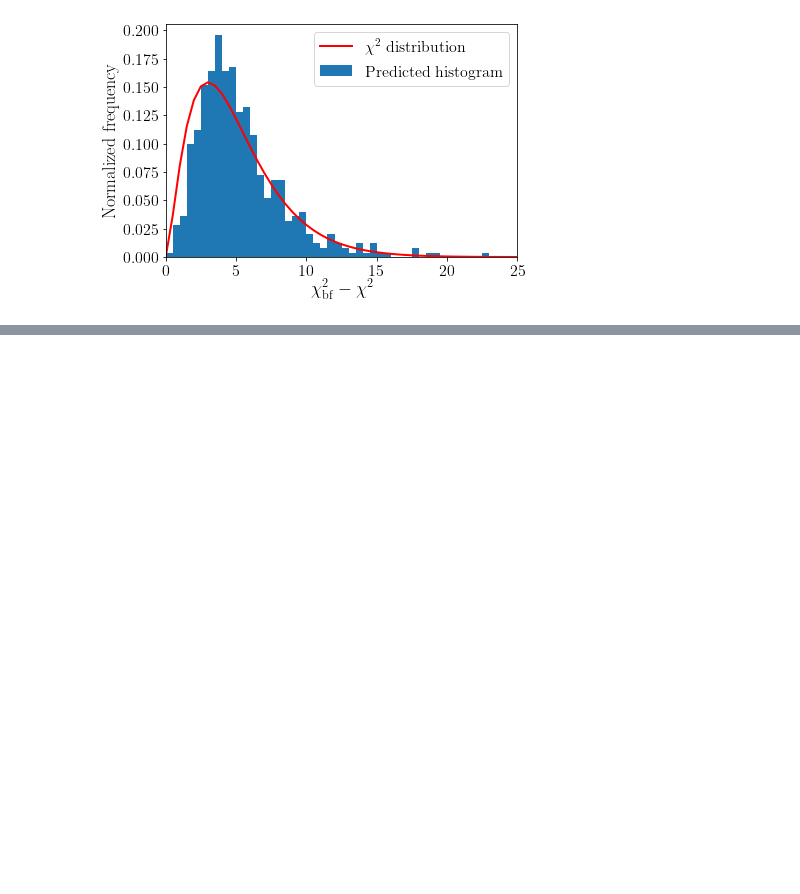
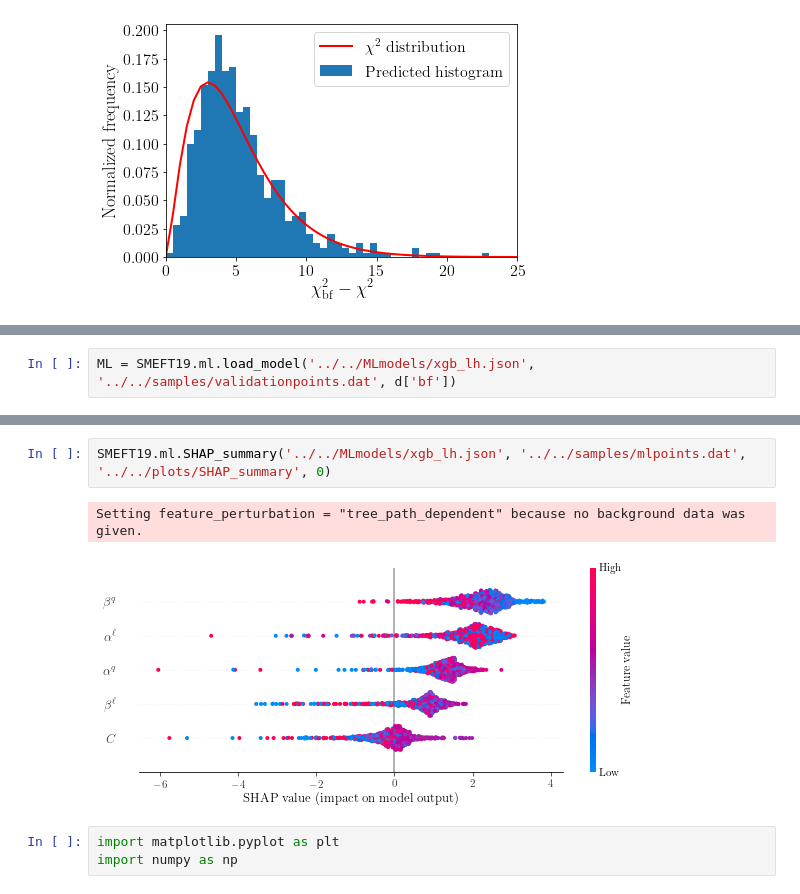
Before and after one commit to Jorge-Alda/SMEFT19, a Jupyter notebook: jupyter/PaperML/05_Training.ipynb, the cells around one changed output, grey strips where cells are left out. Cells and saved outputs as stored; diff of their text form; blank space fills up the shorter version.

Commit message:
SHAP values

```diff
--- a/jupyter/PaperML/05_Training.ipynb
+++ b/jupyter/PaperML/05_Training.ipynb
@@ -48,0 +53,2 @@ plt.savefig('../../plots/hist_xgb.pgf')
+# %%
+ML = SMEFT19.ml.load_model('../../MLmodels/xgb_lh.json', '../../samples/validationpoints.dat', d['bf'])
@@ -48,0 +66,8 @@ plt.savefig('../../plots/hist_xgb.pgf')
+# %%
+SMEFT19.ml.SHAP_summary('../../MLmodels/xgb_lh.json', '../../samples/mlpoints.dat', '../../plots/SHAP_summary', 0)
+# %% [output]
+Setting feature_perturbation = "tree_path_dependent" because no background data was given.
+[figure, added]
+# %%
+import matplotlib.pyplot as plt
+import numpy as np
```
Also changed, not shown: parts of 5 cells of this notebook, 15 other files.
